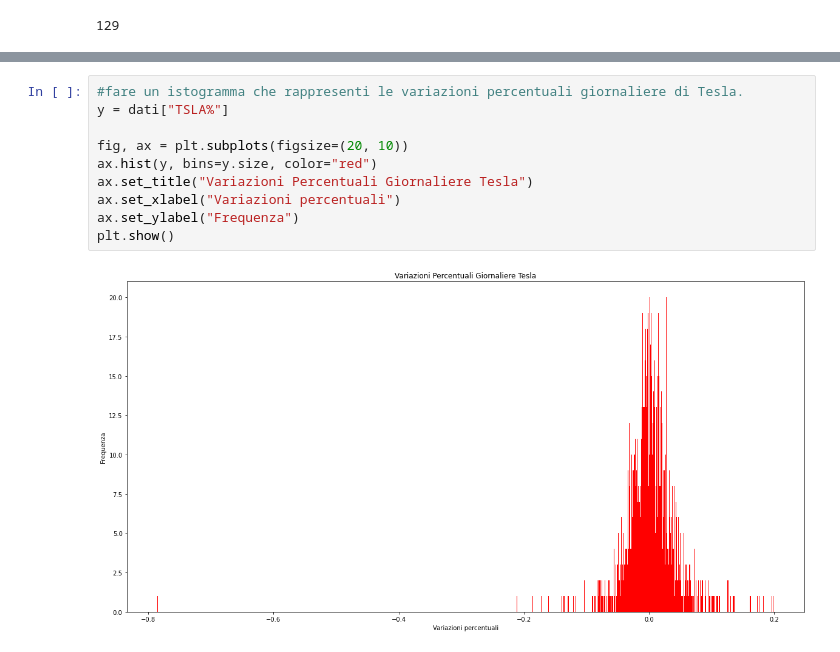
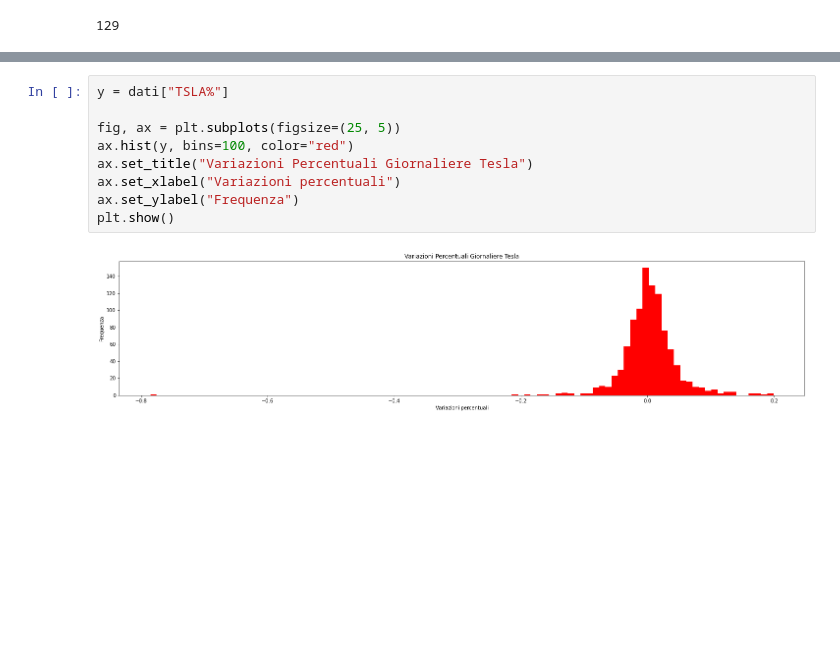
Before and after one commit to NicoloMaffi/MICRO_5BROB, a Jupyter notebook: notebook-esercizi-numpy.ipynb, the cells around one changed output, grey strips where cells are left out. Saved outputs shown, nothing was run; the diff lists cells and outputs as text; blank space fills up the shorter version.

```diff
--- a/notebook-esercizi-numpy.ipynb
+++ b/notebook-esercizi-numpy.ipynb
@@ -596,12 +615,11 @@ plt.show()
 # %%
-#fare un istogramma che rappresenti le variazioni percentuali giornaliere di Tesla.
 y = dati["TSLA%"]
 
-fig, ax = plt.subplots(figsize=(20, 10))
-ax.hist(y, bins=y.size, color="red")
+fig, ax = plt.subplots(figsize=(25, 5))
+ax.hist(y, bins=100, color="red")
 ax.set_title("Variazioni Percentuali Giornaliere Tesla")
 ax.set_xlabel("Variazioni percentuali")
 ax.set_ylabel("Frequenza")
 plt.show()
 # %% [output]
-[figure, old version]
+[figure, new version]
```
Also changed, not shown: parts of 11 cells of this notebook.
